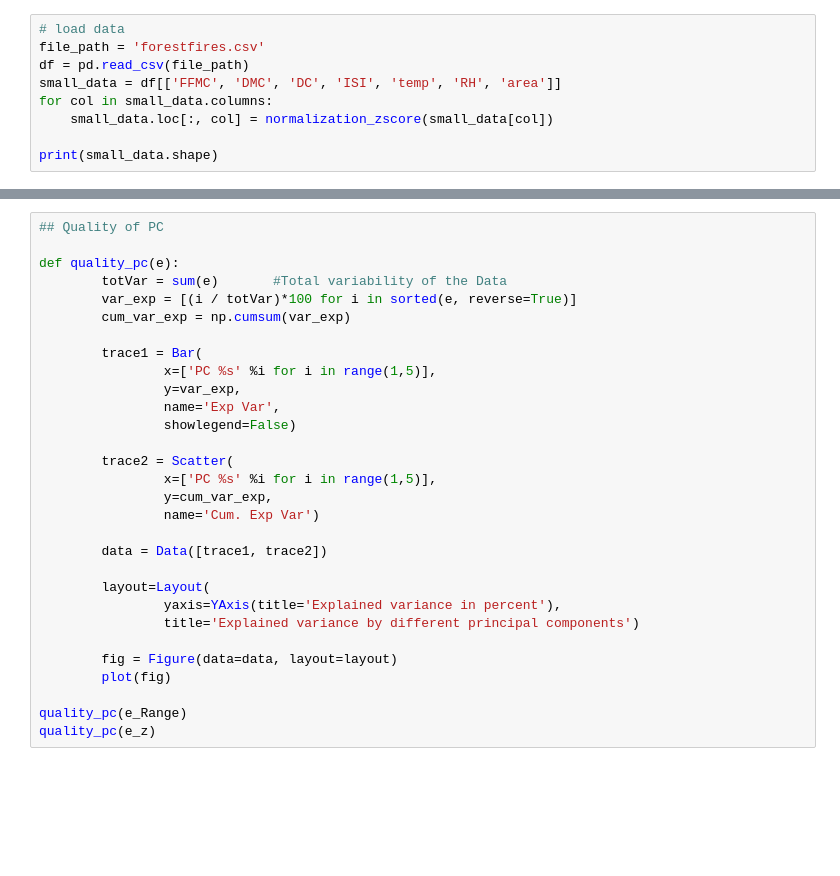
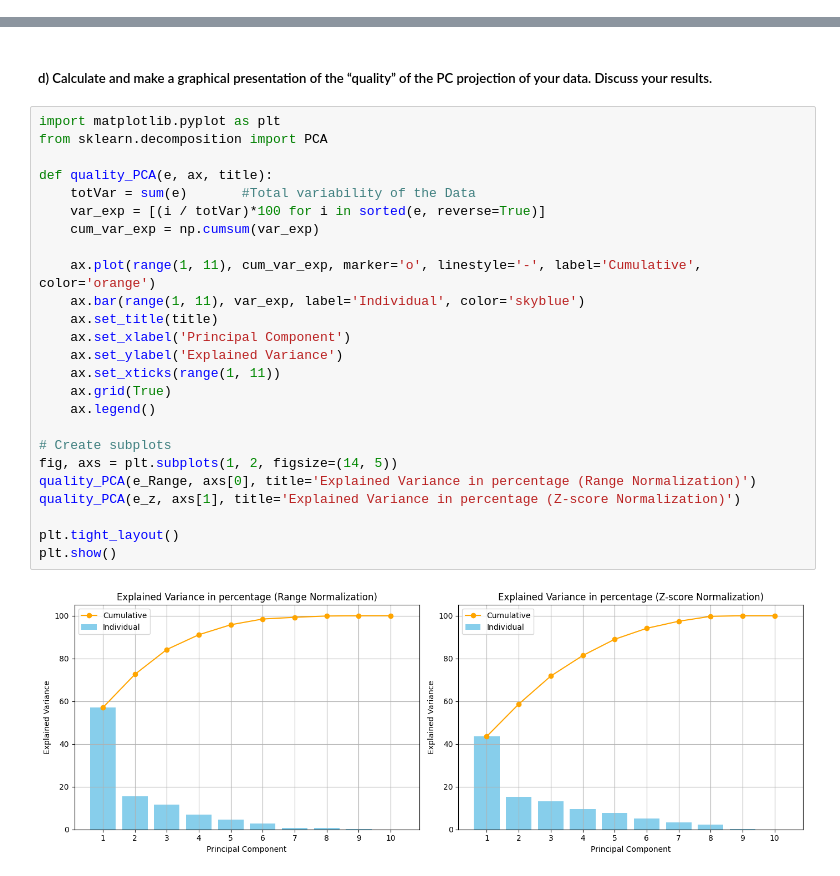
Before and after one commit to wumengyuu/PAD, a Jupyter notebook: PCA.ipynb, the cells around one changed output, grey strips where cells are left out. Saved outputs shown, nothing was run; the diff lists cells and outputs as text; blank space fills up the shorter version.

```diff
--- a/PCA.ipynb
+++ b/PCA.ipynb
@@ -21,9 +0,0 @@ from plotly.graph_objs import *
-# %%
-# load data
-file_path = 'forestfires.csv'
-df = pd.read_csv(file_path)
-small_data = df[['FFMC', 'DMC', 'DC', 'ISI', 'temp', 'RH', 'area']]
-for col in small_data.columns:
-    small_data.loc[:, col] = normalization_zscore(small_data[col])
-
-print(small_data.shape)
@@ -174,30 +239,29 @@ plt.show()
-# %%
-## Quality of PC
-
-def quality_pc(e):
-        totVar = sum(e)       #Total variability of the Data
-        var_exp = [(i / totVar)*100 for i in sorted(e, reverse=True)]
-        cum_var_exp = np.cumsum(var_exp)
-
-        trace1 = Bar(
-                x=['PC %s' %i for i in range(1,5)],
-                y=var_exp,
-                name='Exp Var',
-                showlegend=False)
-
-        trace2 = Scatter(
-                x=['PC %s' %i for i in range(1,5)],
-                y=cum_var_exp,
-                name='Cum. Exp Var')
-
-        data = Data([trace1, trace2])
-
-        layout=Layout(
-                yaxis=YAxis(title='Explained variance in percent'),
-                title='Explained variance by different principal components')
-
-        fig = Figure(data=data, layout=layout)
-        plot(fig)
-
-quality_pc(e_Range)
-quality_pc(e_z)
+# %% [markdown]
+##### d) Calculate and make a graphical presentation of the “quality” of the PC projection of your data. Discuss your results.
+# %%
+import matplotlib.pyplot as plt
+from sklearn.decomposition import PCA
+
+def quality_PCA(e, ax, title):
+    totVar = sum(e)       #Total variability of the Data
+    var_exp = [(i / totVar)*100 for i in sorted(e, reverse=True)]
+    cum_var_exp = np.cumsum(var_exp)
+
+    ax.plot(range(1, 11), cum_var_exp, marker='o', linestyle='-', label='Cumulative', color='orange')
+    ax.bar(range(1, 11), var_exp, label='Individual', color='skyblue')
+    ax.set_title(title)
+    ax.set_xlabel('Principal Component')
+    ax.set_ylabel('Explained Variance')
+    ax.set_xticks(range(1, 11))
+    ax.grid(True)
+    ax.legend()
+
+# Create subplots
+fig, axs = plt.subplots(1, 2, figsize=(14, 5))
+quality_PCA(e_Range, axs[0], title='Explained Variance in percentage (Range Normalization)')
+quality_PCA(e_z, axs[1], title='Explained Variance in percentage (Z-score Normalization)')
+
+plt.tight_layout()
+plt.show()
+# %% [output]
+[figure, added]
```
Also changed, not shown: parts of 14 cells of this notebook, 5 other files.
